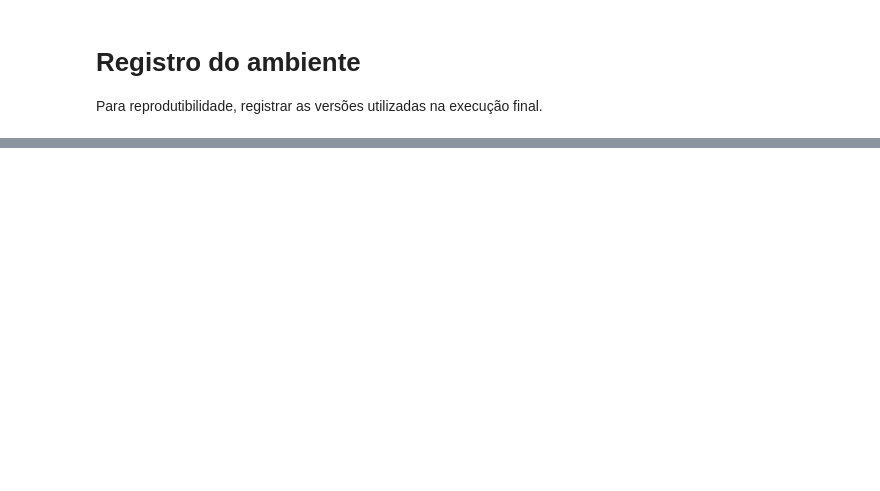
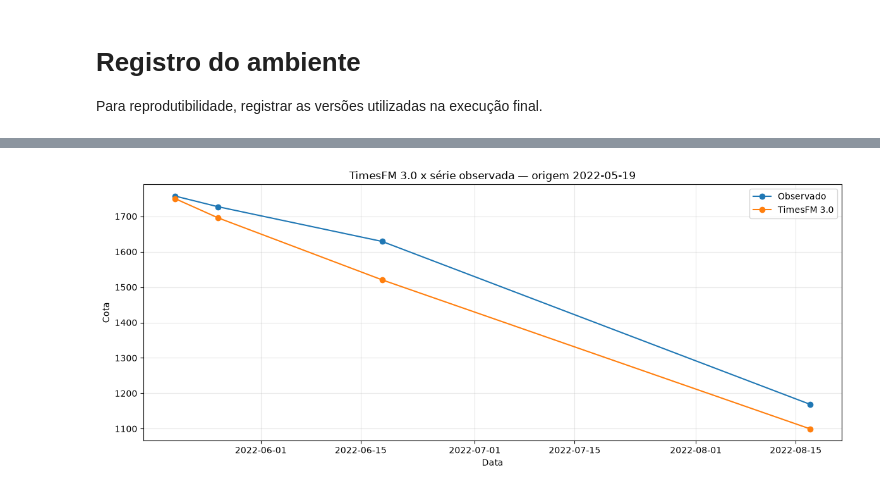
Before and after one commit to santiagoMonteiro/river-level-forecasting, a Jupyter notebook: index.ipynb, the cells around one changed output, grey strips where cells are left out. Saved outputs shown, nothing was run; the diff lists cells and outputs as text; code cells hidden in the pictures; blank space fills up the shorter version.

```diff
--- a/index.ipynb
+++ b/index.ipynb
@@ -1863,0 +1499,46 @@ environment_df
+# %%
+# ============================================
+# FIGURA FINAL — TIMESFM x OBSERVADO
+# ============================================
+
+plot_data = timesfm_predictions_df.copy()
+
+if plot_data.empty:
+    raise ValueError("Não há previsões do TimesFM para plotar.")
+
+origins_with_predictions = plot_data["origin"].drop_duplicates().sort_values()
+plot_origin = origins_with_predictions.iloc[len(origins_with_predictions) // 2]
+plot_data = (
+    plot_data[plot_data["origin"] == plot_origin]
+    .sort_values("target_date")
+)
+
+plt.figure(figsize=(12, 5))
+plt.plot(
+    plot_data["target_date"],
+    plot_data["y_true"],
+    marker="o",
+    label="Observado",
+)
+plt.plot(
+    plot_data["target_date"],
+    plot_data["y_pred"],
+    marker="o",
+    label="TimesFM 3.0",
+)
+plt.xlabel("Data")
+plt.ylabel("Cota")
+plt.title(
+    f"TimesFM 3.0 x série observada — origem {plot_origin.date()}"
+)
+plt.grid(alpha=0.3)
+plt.legend()
+plt.tight_layout()
+plt.savefig(
+    os.path.join(RESULTS_DIR, "timesfm_vs_observed.png"),
+    dpi=300,
+    bbox_inches="tight",
+)
+plt.show()
+# %% [output]
+[figure, added]
```
Also changed, not shown: parts of 30 cells of this notebook, 58 other files.
